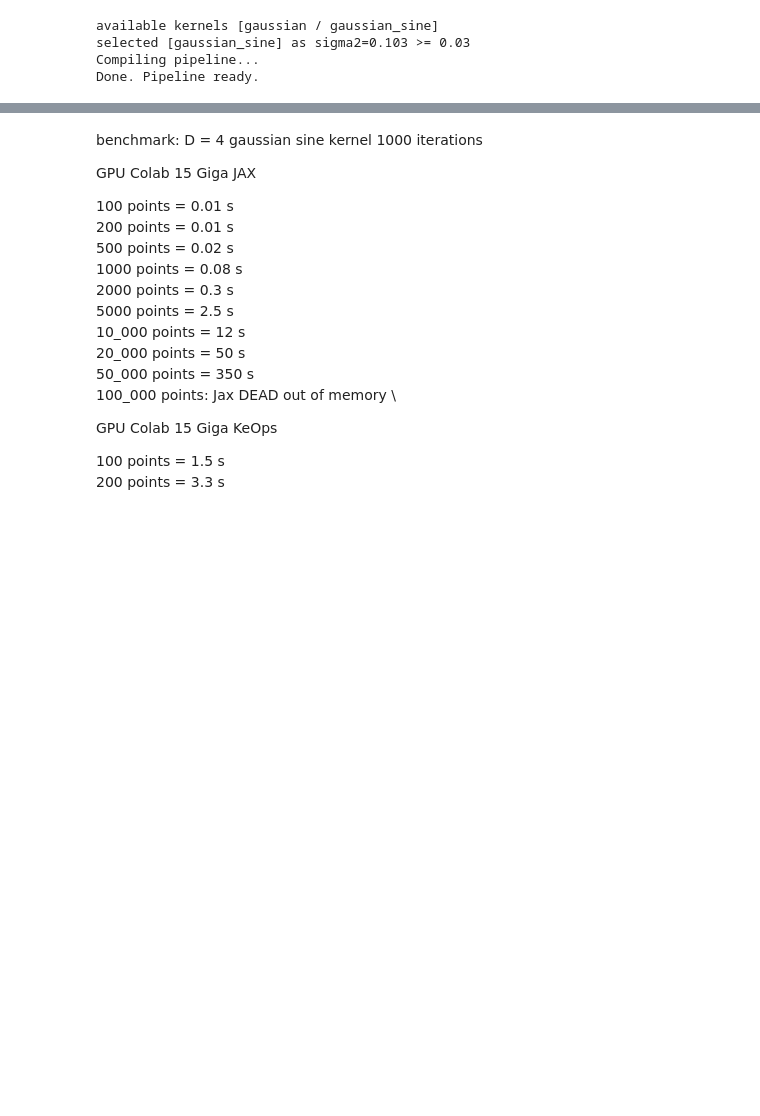
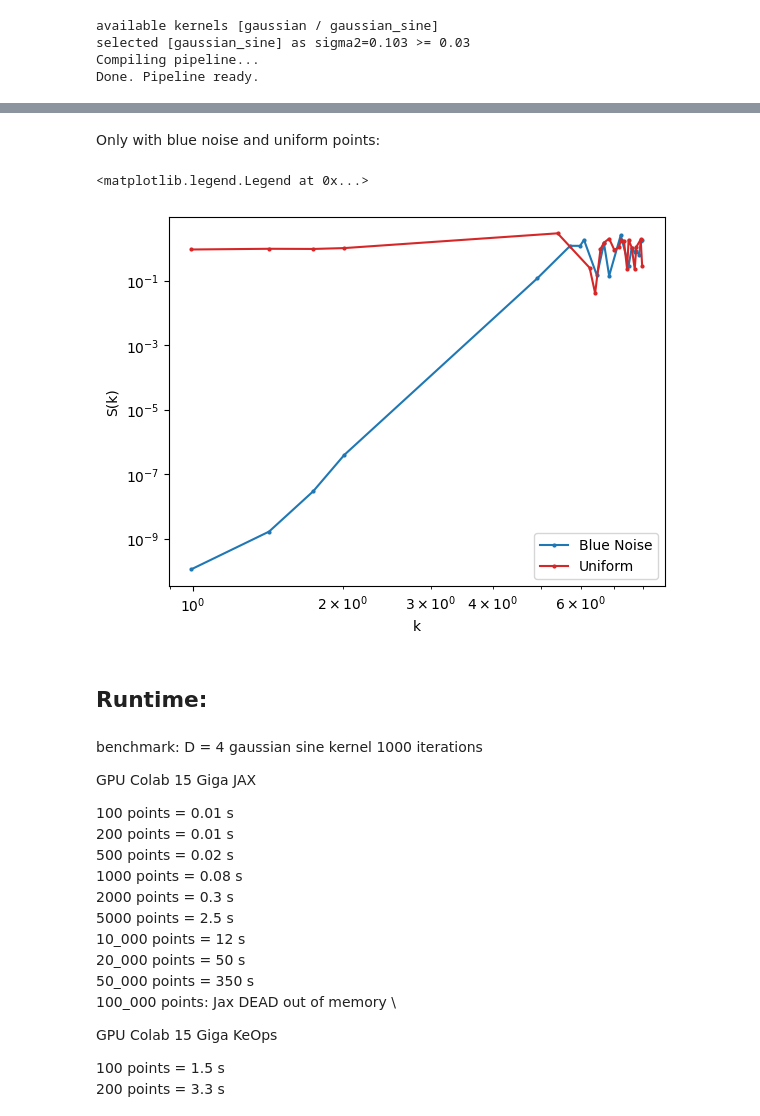
Before and after one commit to Gautam-Chauhan/MSc-Thesis, a Jupyter notebook: brute_force_gaussian_blue_noise.ipynb, the cells around one changed output, grey strips where cells are left out. Cells and saved outputs as stored; diff of their text form; code cells hidden in the pictures; blank space fills up the shorter version.

```diff
--- a/brute_force_gaussian_blue_noise.ipynb
+++ b/brute_force_gaussian_blue_noise.ipynb
@@ -281,3 +305,17 @@ plot_sf(stealthy_points, bins = 100, resolution = 1)
+# %% [markdown]
+Only with blue noise and uniform points:
+# %%
+plt.loglog(blue_ks,blue_noise_sf,color="tab:blue",label="Blue Noise",marker="o",markersize=2)
+plt.loglog(uniform_ks,uniform_sf,color="tab:red",label="Uniform",marker="o",markersize=2)
+
+plt.xlabel("k")
+plt.ylabel("S(k)")
+plt.legend()
+# %% [output]
+<matplotlib.legend.Legend at 0x...>
+[figure, added]
+# %% [markdown]
+## Runtime:
 # %% [markdown]
 benchmark: D = 4
 gaussian sine kernel
```
Also changed, not shown: parts of 15 cells of this notebook.
